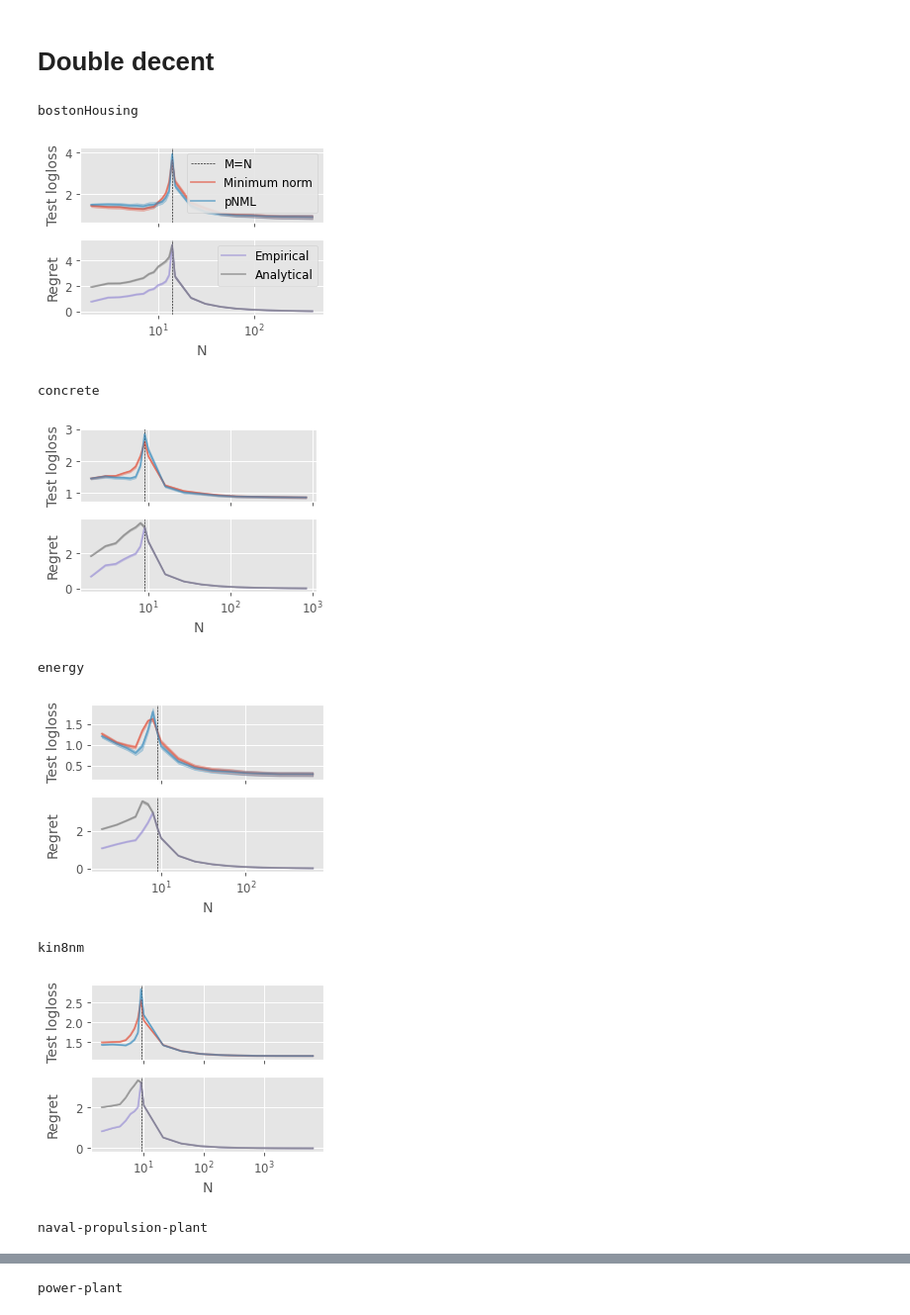
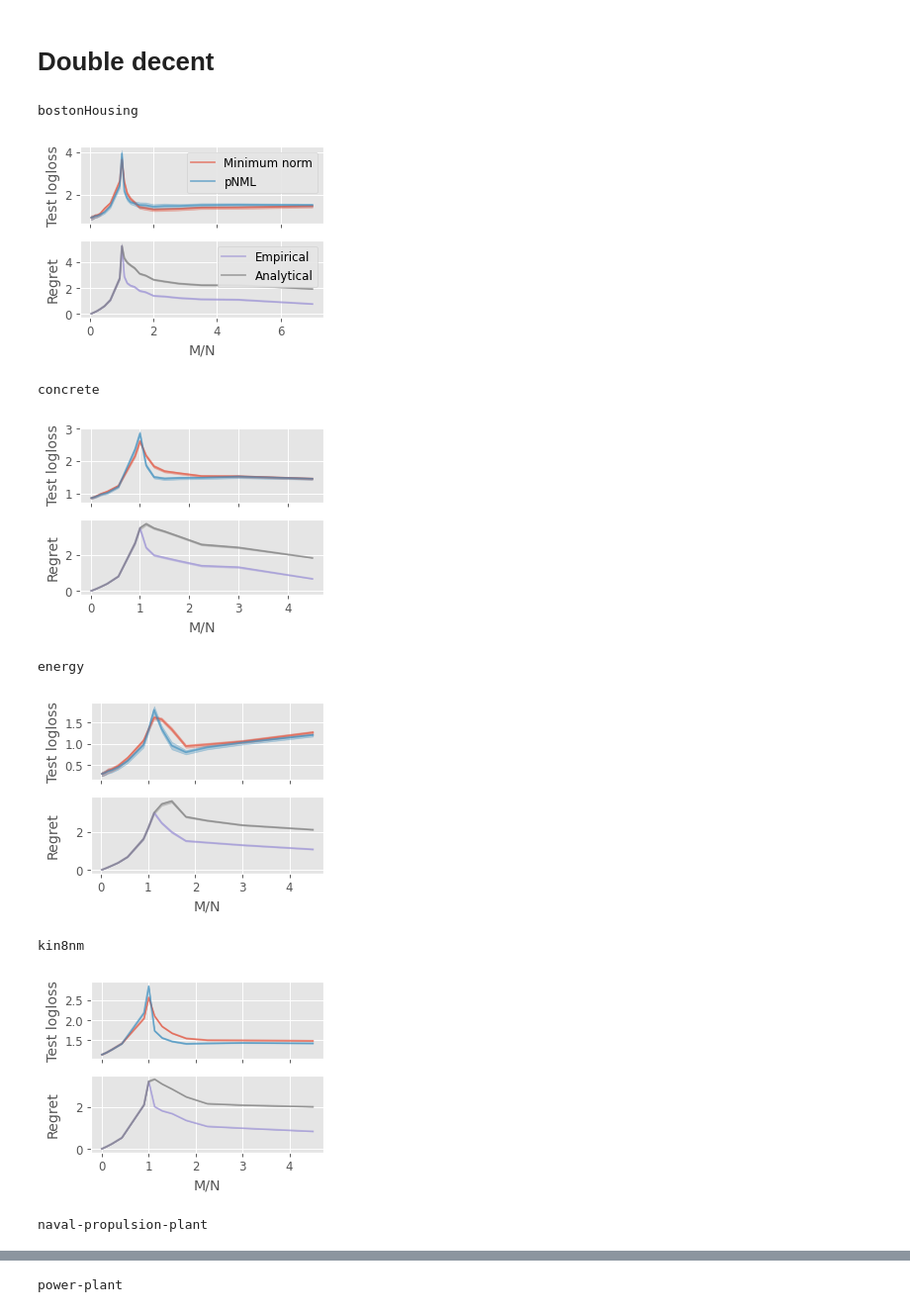
Before and after one commit to kobybibas/pnml_linear_regression_simulation, a Jupyter notebook: notebooks/real_data.ipynb, the cells around one changed output, grey strips where cells are left out. Shown: that part at 99% size. Drawn from its saved outputs; the diff is of its cells as text; code cells hidden in the pictures.

```diff
--- a/notebooks/real_data.ipynb
+++ b/notebooks/real_data.ipynb
@@ -174,50 +174,50 @@ power-plant 5
 # %%
 # Plot performance
 for i, res_dict in enumerate(res_list):
     dataset_name = res_dict["dataset_name"]
     res_mean_df = res_dict["mean_df"]
     print(dataset_name)
 
     fig, axs = plt.subplots(2, 1, sharex=True, figsize=(0.6 * w, 0.7 * h))
-    axs[0].axvline(
-        res_mean_df["num_features"].mean(),
-        color="black",
-        linewidth=0.5,
-        linestyle="--",
-        marker="",
-        label="M=N",
-    )
-    axs[1].axvline(
-        res_mean_df["num_features"].mean(), color="black", linewidth=0.5, linestyle="--", marker="",
-    )
+#     axs[0].axvline(
+#         res_mean_df["num_features"].mean(),
+#         color="black",
+#         linewidth=0.5,
+#         linestyle="--",
+#         marker="",
+#         label="M=N",
+#     )
+#     axs[1].axvline(
+#         res_mean_df["num_features"].mean(), color="black", linewidth=0.5, linestyle="--", marker="",
+#     )
 
     ax = axs[0]
     plot_logloss(ax, res_dict, colors=["C0", "C1"])
     if i == 0:
         ax.legend(loc=1)
     ax.set_ylabel("Test logloss")
 
     ax = axs[1]
     plot_regret(ax, res_dict, colors=["C2", "C3"])
 
     if i == 0:
         ax.legend(loc=1)
     ax.set_ylabel("Regret")
-    ax.set_xlabel("N")
+    ax.set_xlabel("M/N")
 
-    axs[0].set_xscale("symlog")
+#     axs[0].set_xscale("symlog")
     #     axs[0].set_yscale("symlog")
     fig.align_ylabels(axs)
     plt.tight_layout()
     plt.savefig(f"../output/figures/real_data_{dataset_name}.pdf")
     plt.show()
 # %% [output]
 bostonHousing
-[figure, old version]
+[figure, new version]
 concrete
-[figure, old version]
+[figure, new version]
 energy
-[figure, old version]
+[figure, new version]
 kin8nm
-[figure, old version]
+[figure, new version]
 naval-propulsion-plant
```
Also changed, not shown: parts of 1 cell of this notebook, 3 other files.
